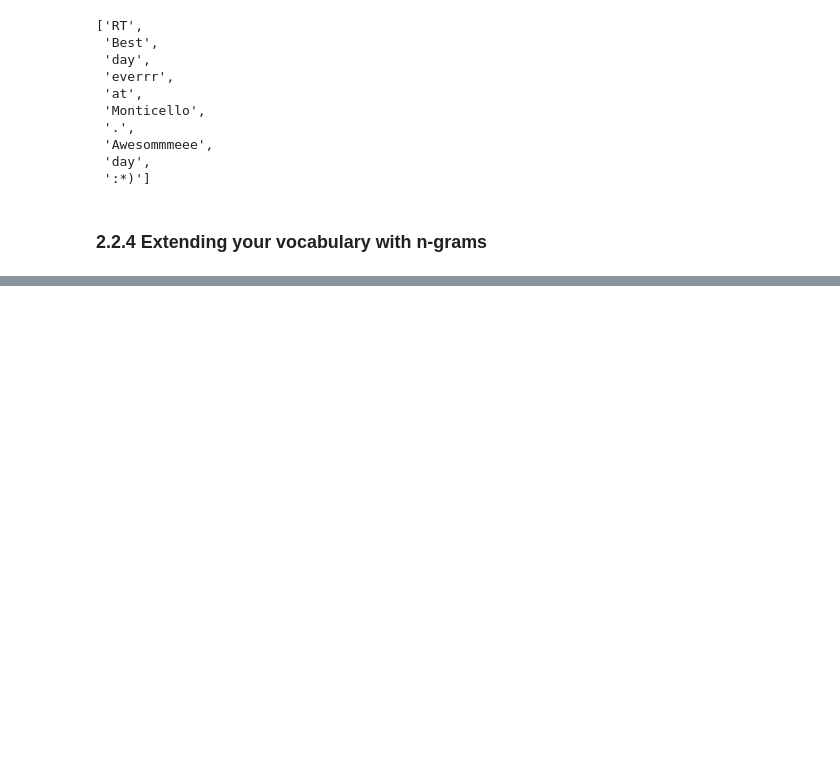
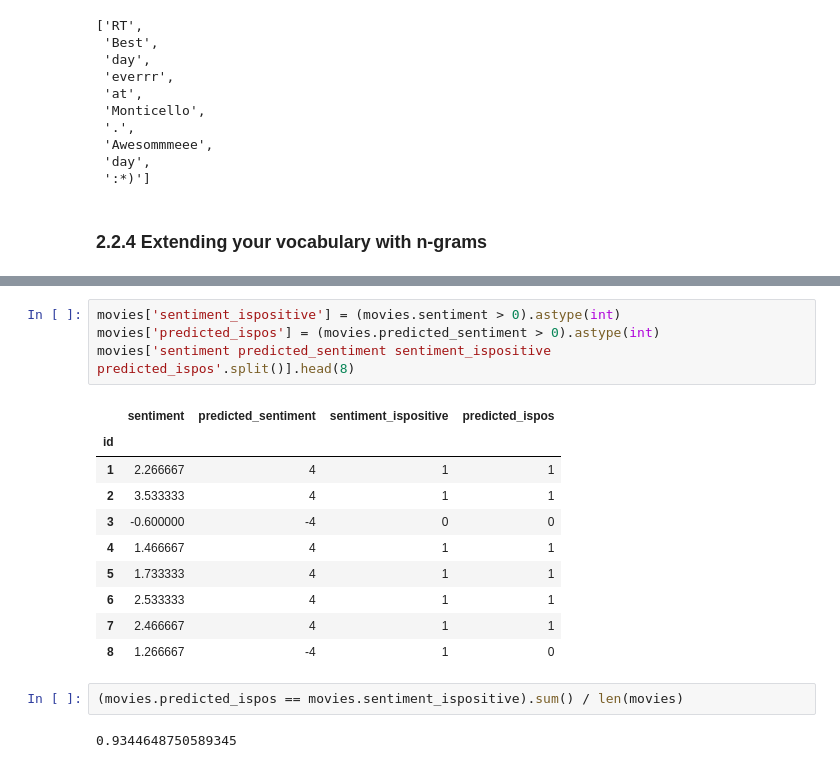
Before and after one commit to deacona/nlpia, a Jupyter notebook: src/nlpia/book/examples/ch02_examples.ipynb, the cells around one changed output, grey strips where cells are left out. Saved outputs shown, nothing was run; the diff lists cells and outputs as text; blank space fills up the shorter version.

```diff
--- a/src/nlpia/book/examples/ch02_examples.ipynb
+++ b/src/nlpia/book/examples/ch02_examples.ipynb
@@ -307,0 +617,19 @@ casual_tokenize(message, reduce_len=True, strip_handles=True)
+# %%
+movies['sentiment_ispositive'] = (movies.sentiment > 0).astype(int)
+movies['predicted_ispos'] = (movies.predicted_sentiment > 0).astype(int)
+movies['sentiment predicted_sentiment sentiment_ispositive predicted_ispos'.split()].head(8)
+# %% [output]
+|  | sentiment | predicted_sentiment | sentiment_ispositive | predicted_ispos |
+| id |  |  |  |  |
+| 1 | 2.266667 | 4 | 1 | 1 |
+| 2 | 3.533333 | 4 | 1 | 1 |
+| 3 | -0.600000 | -4 | 0 | 0 |
+| 4 | 1.466667 | 4 | 1 | 1 |
+| 5 | 1.733333 | 4 | 1 | 1 |
+| 6 | 2.533333 | 4 | 1 | 1 |
+| 7 | 2.466667 | 4 | 1 | 1 |
+| 8 | 1.266667 | -4 | 1 | 0 |
+# %%
+(movies.predicted_ispos == movies.sentiment_ispositive).sum() / len(movies)
+# %% [output]
+0.9344648750589345
```
Also changed, not shown: parts of 50 cells of this notebook.
